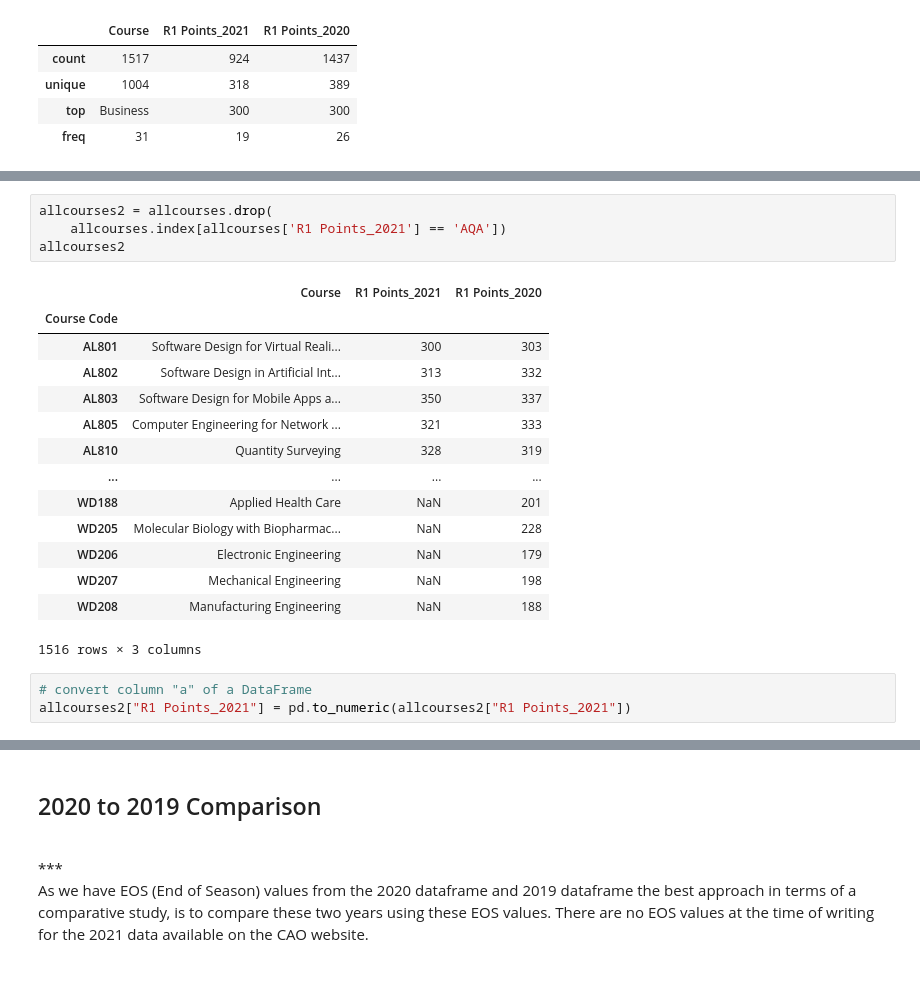
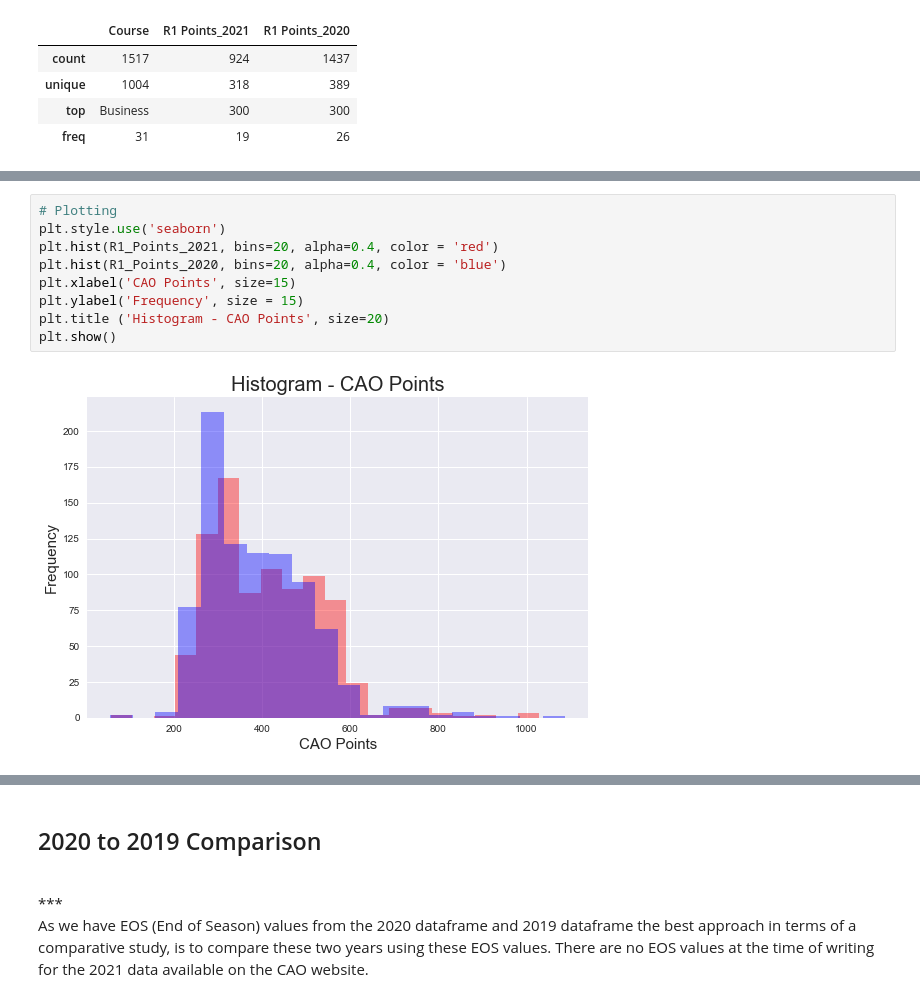
Before and after one commit to G00398275/FODA2021, a Jupyter notebook: cao.ipynb, the cells around one changed output, grey strips where cells are left out. Saved outputs shown, nothing was run; the diff lists cells and outputs as text.

```diff
--- a/cao.ipynb
+++ b/cao.ipynb
@@ -630,22 +756,11 @@ Name: MH801, dtype: object
 # %%
-allcourses2 = allcourses.drop(
-    allcourses.index[allcourses['R1 Points_2021'] == 'AQA'])
-allcourses2
+# Plotting
+plt.style.use('seaborn')
+plt.hist(R1_Points_2021, bins=20, alpha=0.4, color = 'red')
+plt.hist(R1_Points_2020, bins=20, alpha=0.4, color = 'blue')
+plt.xlabel('CAO Points', size=15)
+plt.ylabel('Frequency', size = 15)
+plt.title ('Histogram - CAO Points', size=20)
+plt.show()
 # %% [output]
-|  | Course | R1 Points_2021 | R1 Points_2020 |
-| Course Code |  |  |  |
-| AL801 | Software Design for Virtual Reali... | 300 | 303 |
-| AL802 | Software Design in Artificial Int... | 313 | 332 |
-| AL803 | Software Design for Mobile Apps a... | 350 | 337 |
-| AL805 | Computer Engineering for Network ... | 321 | 333 |
-| AL810 | Quantity Surveying | 328 | 319 |
-| ... | ... | ... | ... |
-| WD188 | Applied Health Care | NaN | 201 |
-| WD205 | Molecular Biology with Biopharmac... | NaN | 228 |
-| WD206 | Electronic Engineering | NaN | 179 |
-| WD207 | Mechanical Engineering | NaN | 198 |
-| WD208 | Manufacturing Engineering | NaN | 188 |
-1516 rows × 3 columns
+[figure, added]
-# %%
-# convert column "a" of a DataFrame
-allcourses2["R1 Points_2021"] = pd.to_numeric(allcourses2["R1 Points_2021"])
```
Also changed, not shown: parts of 22 cells of this notebook, 5 other files.
